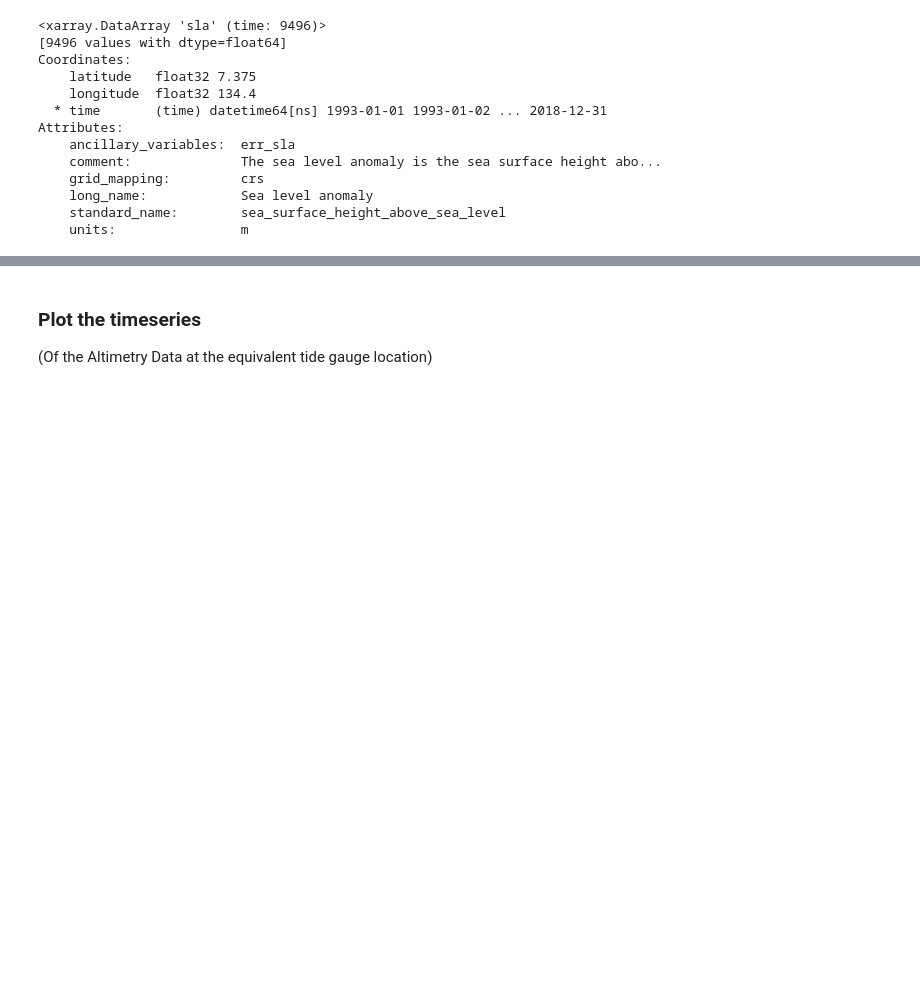
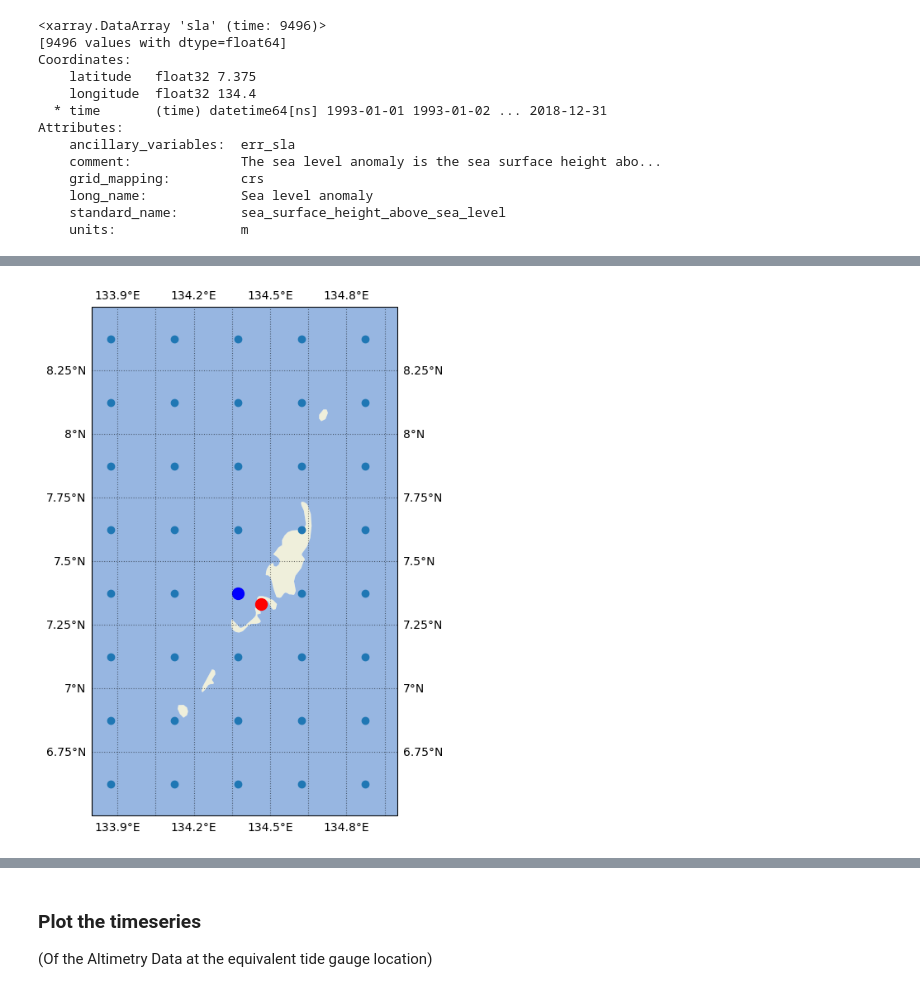
Before and after one commit to jwfiedler/SL_Indicators, a Jupyter notebook: _build/jupyter_execute/SL_indicators_NBs/SL_magnitude.ipynb, the cells around one changed output, grey strips where cells are left out. Saved outputs shown, nothing was run; the diff lists cells and outputs as text; code cells hidden in the pictures; blank space fills up the shorter version.

```diff
--- a/_build/jupyter_execute/SL_indicators_NBs/SL_magnitude.ipynb
+++ b/_build/jupyter_execute/SL_indicators_NBs/SL_magnitude.ipynb
@@ -228,0 +241,34 @@ Attributes:
+# %%
+# Make a map of the altimetry grid point and the tide gauge location
+
+# Set up the map projection
+crs = ccrs.PlateCarree()
+
+# Set up the figure and axis
+fig, ax = plt.subplots(figsize=(8,8), subplot_kw={'projection': crs})
+
+# add the land and ocean features
+ax.add_feature(cfeature.LAND)
+ax.add_feature(cfeature.OCEAN)
+
+# Add the tide gauge location
+ax.plot(lon, lat, marker='o', color='red', markersize=10, transform=crs)
+
+# Add the altimetry grid point
+ax.plot(sla_nearest_lon, sla_nearest_lat, marker='o', color='blue', markersize=10, transform=crs)
+
+# Create 2D arrays of the longitude and latitude values
+lon2d, lat2d = np.meshgrid(sla.longitude, sla.latitude)
+
+# plot the latitude and longitude values
+ax.scatter(lon2d, lat2d, transform=crs)
+
+# adjust axis limits to zoom in on the region of interest
+ax.set_xlim([133.8,135])
+ax.set_ylim([6.5,8.5])
+
+# show map grid
+gl = ax.gridlines(draw_labels=True, linestyle=':', color='black',
+                  alpha=0.5)
+# %% [output]
+[figure, added]
```
Also changed, not shown: parts of 3 cells of this notebook, 7 other files.
